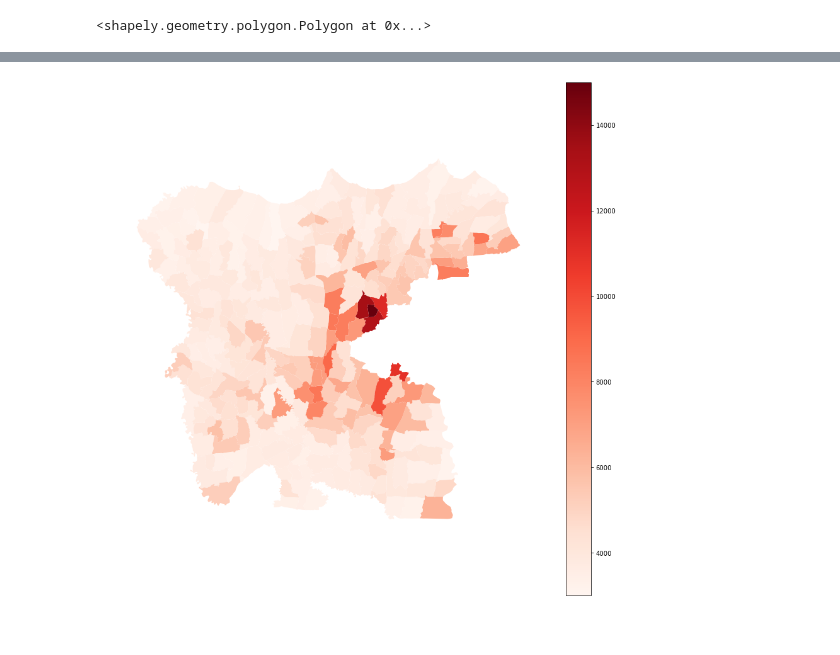
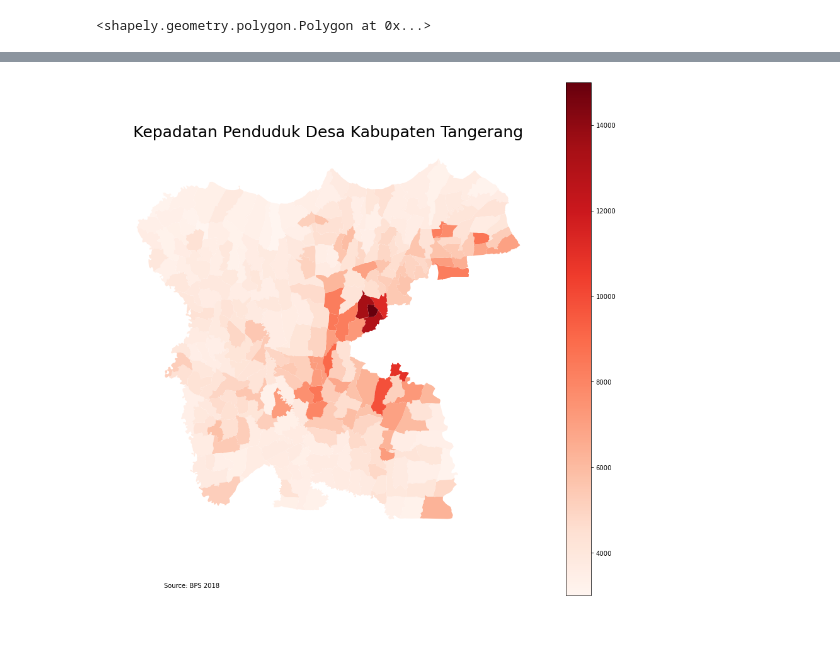
Before and after one commit to fauzhanFARTF/project, a Jupyter notebook: DGT-Cisco-G/Cek SHP Desa.ipynb, the cells around one changed output, grey strips where cells are left out. Drawn from its saved outputs; the diff is of its cells as text; code cells hidden in the pictures.

```diff
--- a/DGT-Cisco-G/Cek SHP Desa.ipynb
+++ b/DGT-Cisco-G/Cek SHP Desa.ipynb
@@ -234,35 +248,35 @@ vmin, vmax = 3000, 15000
 
 # create figure and axes for Matplotlib
 fig, ax = plt.subplots(1, figsize=(15,15))
 
 # create mapedgecolor='0.8'
 desa_index_gdf.plot(column=variable, cmap='Reds', linewidth=0.8, ax=ax )
 
 # Now we can customise and add annotations
 
 # remove the axis
 ax.axis('off')
 
 # add a title
 ax.set_title('Kepadatan Penduduk Desa Kabupaten Tangerang', \
               fontdict={'fontsize': '25',
                         'fontweight' : '3',
-                        'color' : '#FFFFFF'})
+                        'color' : '#000000'})
 
 # create an annotation for the  data source
 ax.annotate('Source: BPS 2018',
            xy=(0.1, .08), xycoords='figure fraction',
            horizontalalignment='left', verticalalignment='top',
-           fontsize=10, color='#FFFFFF')
+           fontsize=10, color='#000000')
 
 
 sm = plt.cm.ScalarMappable(cmap='Reds', norm=plt.Normalize(vmin=vmin, vmax=vmax))
 sm._A = []
 cbar = fig.colorbar(sm)
 
 # this will save the figure as a high-res png. you can also save as svg
 fig.savefig('testmap.png', dpi=300)
 # %% [output]
-[figure, old version]
+[figure, new version]
 # %%
 desa_index_gdf.crs
```
Also changed, not shown: parts of 5 cells of this notebook, 25 other files.
